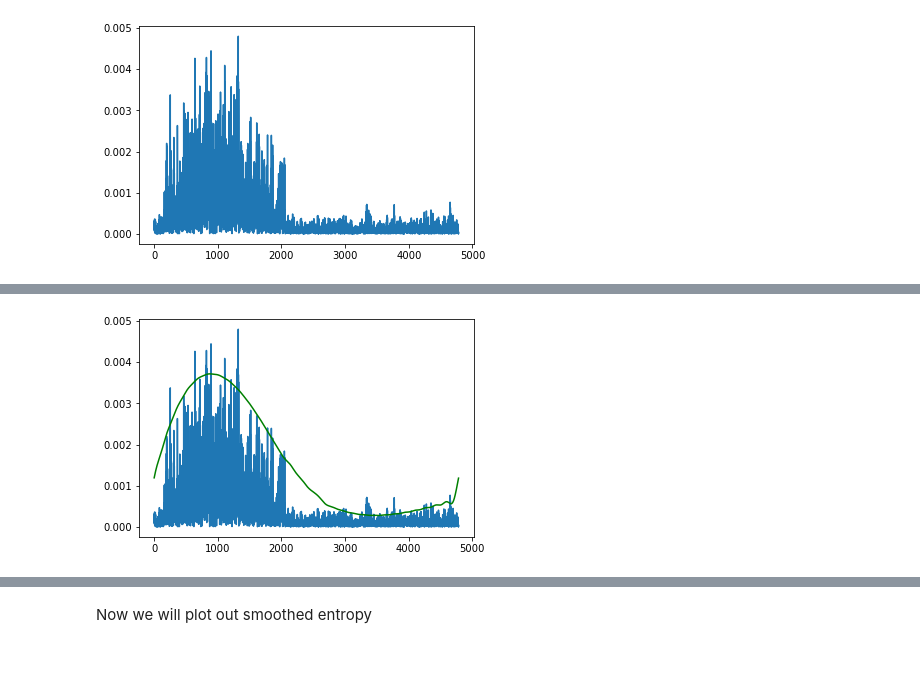
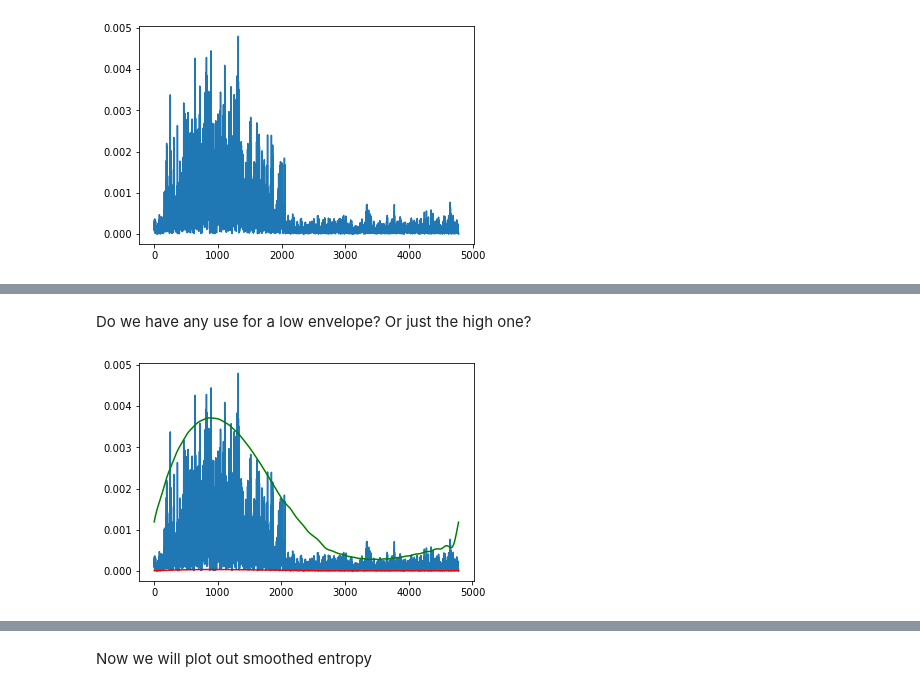
Before and after one commit to ReSurfEMG/ReSurfEMG, a Jupyter notebook: researcher_interface/new_top_curve.ipynb, the cells around one changed output, grey strips where cells are left out. Drawn from its saved outputs; the diff is of its cells as text; code cells hidden in the pictures; blank space fills up the shorter version.

```diff
--- a/researcher_interface/new_top_curve.ipynb
+++ b/researcher_interface/new_top_curve.ipynb
@@ -272,11 +240,11 @@ def working_pipeline_pre_entropy_ecg(our_chosen_samples):
 # Let's examine our processed EMG
 # %%
 if ICA_picker_choice.value == 'more_peaks':
-    processed_data_emg = working_pipeline_pre_entropy_peaks(data_samples)
+    processed_data_emg = hf.working_pipeline_pre_ml(data_samples, picker='peaks')
 elif ICA_picker_choice.value == 'similar_to_ECG':
-    processed_data_emg = working_pipeline_pre_entropy_ecg(data_samples)
+    processed_data_emg = hf.working_pipeline_pre_ml(data_samples, picker='heart')
 else:
-    processed_data_emg = working_pipeline_pre_entropy_ecg(data_samples)
+    processed_data_emg = hf.working_pipeline_pre_ml(data_samples, picker='heart')
 
 if time_view == 'Seconds':
     %matplotlib inline
@@ -614,14 +551,16 @@ plt.show()
+# %% [markdown]
+Do we have any use for a low envelope? Or just the high one?
 # %%
 
-# def hi_envelope(signal, dmax=24):
-#     """
-#     Takes a 1d signal array, and extracts 'high'envelope, then makes high envelope
-#     dmax: int, ize of chunks,
+def lo_envelope(our_signal, dmin=24):
+    """
+    Takes a 1d signal array, and extracts 'high'envelope, then makes high envelope
+    dmax: int, ize of chunks,
 
-#     """
-#     # locals max
-#     lmax = (np.diff(np.sign(np.diff(signal))) < 0).nonzero()[0] + 1
-#     lmax = lmax[[i+np.argmax(s[lmax[i:i+dmax]]) for i in range(0,len(lmax),dmax)]]
-#     smoothed = savgol_filter(signal[high_idx] , int(0.8* (len(high_idx ))), 3)
-#     smoothed_interped = scipy.signal.resample(smoothed, len(signal))
-#     return smoothed_interped
+    """
+    # locals max
+    lmin = (np.diff(np.sign(np.diff(our_signal))) > 0).nonzero()[0] + 1
+    lmin = lmin[[i+np.argmin(our_signal[lmin[i:i+dmin]]) for i in range(0,len(lmin),dmin)]]
+    smoothed_lo = savgol_filter(our_signal[lmin] , int(0.8* (len(lmin ))), 3)
+    smoothed_interped_lo = scipy.signal.resample(smoothed_lo, len(our_signal))
+    return smoothed_interped_lo
@@ -631,19 +567,17 @@ plt.show()
 # %%
 t = np.linspace(0,len(grouped_breaths[3]),len(grouped_breaths[3]))
 s = abs(grouped_breaths[3])
-#high_idx, low_idx = hl_envelopes_idx(s)
 
-# high_idx = hi_envelope_points(s,dmax=24)
-# smoothed = savgol_filter(s[high_idx] , int(0.8* (len(high_idx ))), 3)
-# smoothed_interped = scipy.signal.resample(smoothed, len(grouped_breaths[3]))
 smoothed_i = hf.hi_envelope(s,dmax=24)
+smoothed_i_lo = lo_envelope(s,dmin=24)
 # plot
 plt.plot(t,s,label='signal')
 #plt.plot(t[high_idx],s[high_idx], 'r', label='low')
 plt.plot(t,smoothed_i, 'g', label='high')
+plt.plot(t,smoothed_i_lo, 'r', label='low')
 plt.show()
 # %% [output]
-[figure, old version]
+[figure, new version]
 # %%
 smoothed_breaths = []
 for group in grouped_breaths:
```
Also changed, not shown: parts of 11 cells of this notebook.
